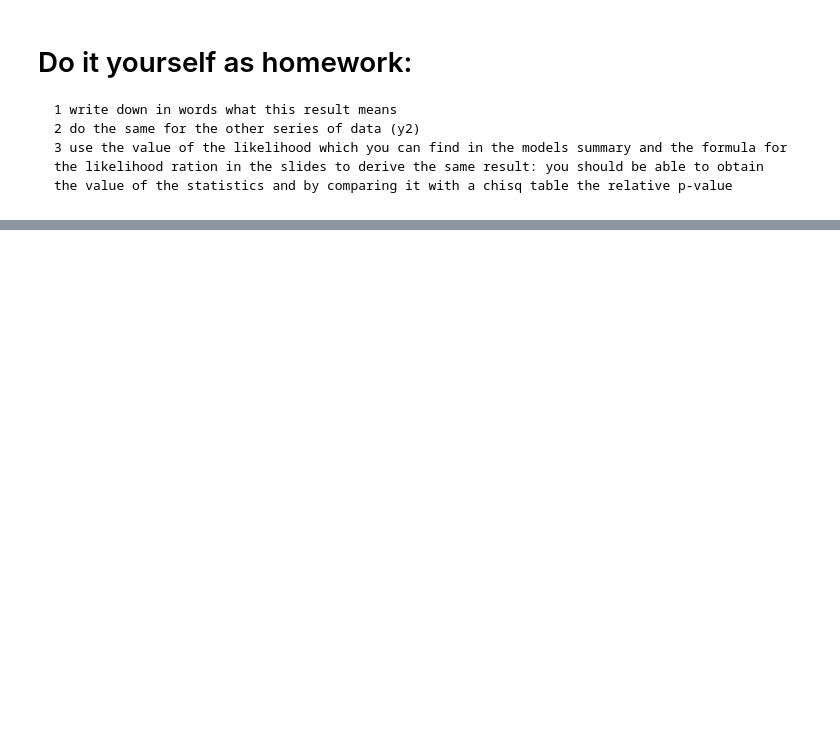
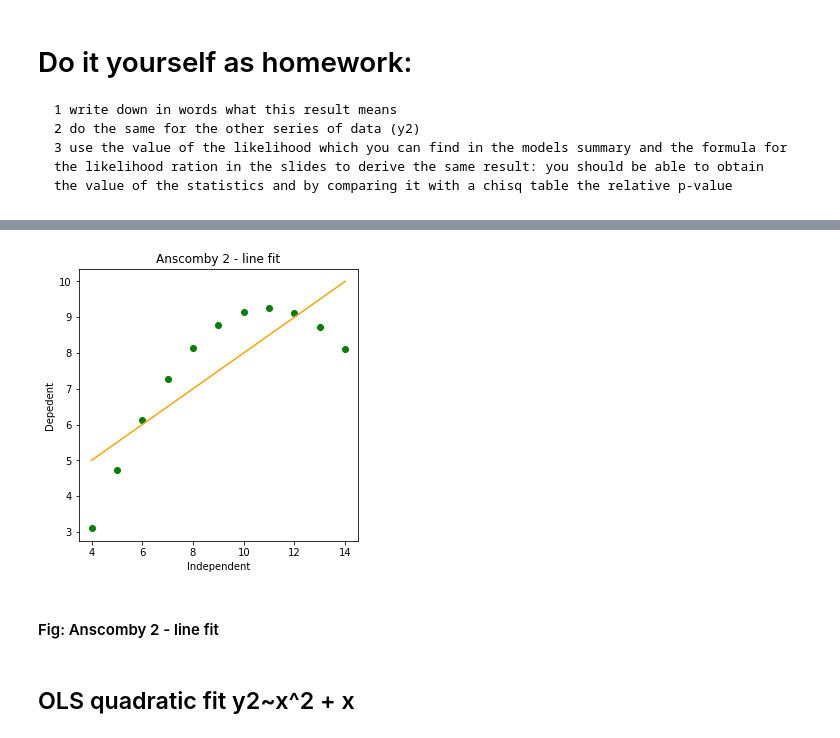
Before and after one commit to Shivam0712/PUI2018_skp454, a Jupyter notebook: HW10_skp454/LRtest_lab.ipynb, the cells around one changed output, grey strips where cells are left out. Cells and saved outputs as stored; diff of their text form; code cells hidden in the pictures; blank space fills up the shorter version.

```diff
--- a/HW10_skp454/LRtest_lab.ipynb
+++ b/HW10_skp454/LRtest_lab.ipynb
@@ -153,0 +130,3 @@ import matplotlib.gridspec as gridspec
+# %%
+OLS1_1 = smf.ols(formula='y2  ~ x', data=df).fit()
+OLS1_1.summary()
@@ -153,0 +151,13 @@ import matplotlib.gridspec as gridspec
+# %%
+pl.figure(figsize=(5,5))
+pl.plot(df['x'],df['y2'],'go')
+pl.plot(df['x'], OLS1_1.predict(df),'-', color='orange')
+pl.xlabel('Independent')
+pl.ylabel('Depedent')
+pl.title('Anscomby 2 - line fit');
+# %% [output]
+[figure, added]
+# %% [markdown]
+#### Fig: Anscomby 2 - line fit
+# %% [markdown]
+## OLS quadratic fit  y2~x^2 + x
```
Also changed, not shown: parts of 26 cells of this notebook.
